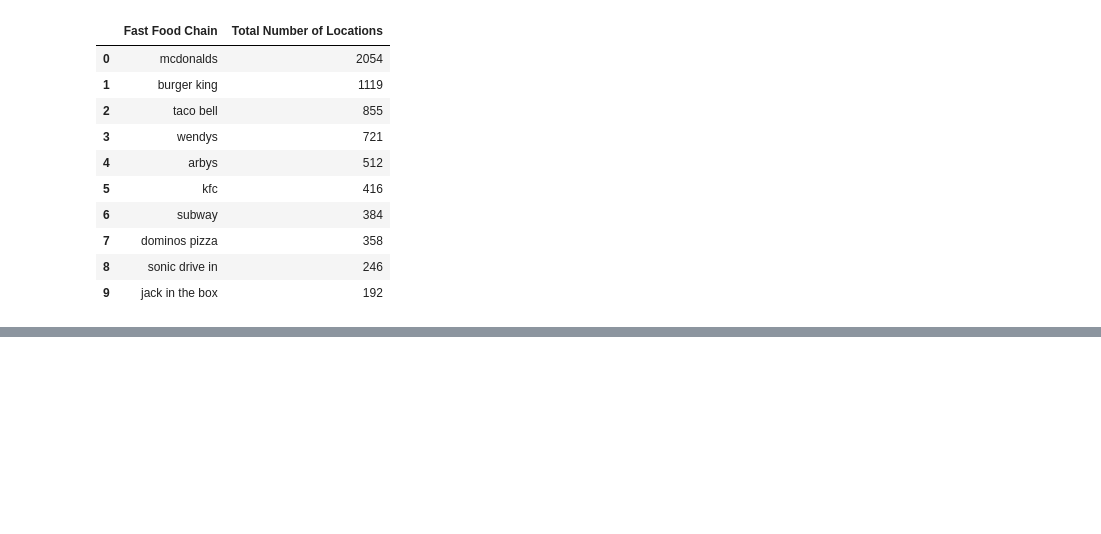
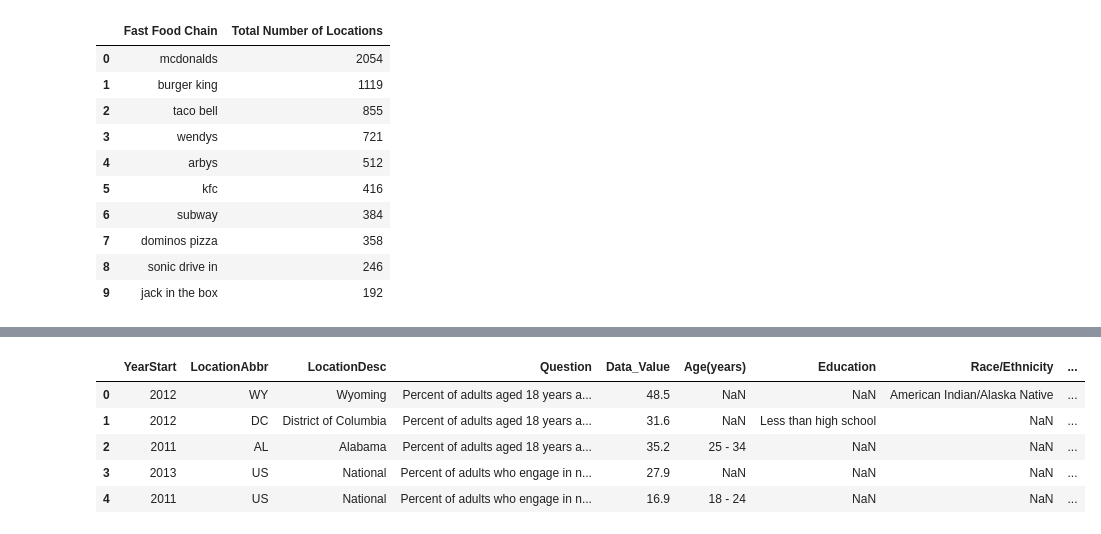
Before and after one commit to atpappa/Project1, a Jupyter notebook: DataExploration/FastFood.ipynb, the cells around one changed output, grey strips where cells are left out. Saved outputs shown, nothing was run; the diff lists cells and outputs as text; code cells hidden in the pictures; blank space fills up the shorter version.

```diff
--- a/DataExploration/FastFood.ipynb
+++ b/DataExploration/FastFood.ipynb
@@ -315,0 +355,12 @@ plt.show()
+# %%
+# Now to clean up CDC data
+trim_data = raw_data[["YearStart", "LocationAbbr", "LocationDesc", "Question", "Data_Value", "Age(years)", "Education",
+                     "Race/Ethnicity", "Gender", "Income", "StratificationCategory1"]]
+trim_data.head()
+# %% [output]
+|  | YearStart | LocationAbbr | LocationDesc | Question | Data_Value | Age(years) | Education | Race/Ethnicity | ... |
+| 0 | 2012 | WY | Wyoming | Percent of adults aged 18 years a... | 48.5 | NaN | NaN | American Indian/Alaska Native | ... |
+| 1 | 2012 | DC | District of Columbia | Percent of adults aged 18 years a... | 31.6 | NaN | Less than high school | NaN | ... |
+| 2 | 2011 | AL | Alabama | Percent of adults aged 18 years a... | 35.2 | 25 - 34 | NaN | NaN | ... |
+| 3 | 2013 | US | National | Percent of adults who engage in n... | 27.9 | NaN | NaN | NaN | ... |
+| 4 | 2011 | US | National | Percent of adults who engage in n... | 16.9 | 18 - 24 | NaN | NaN | ... |
```
Also changed, not shown: parts of 20 cells of this notebook.
